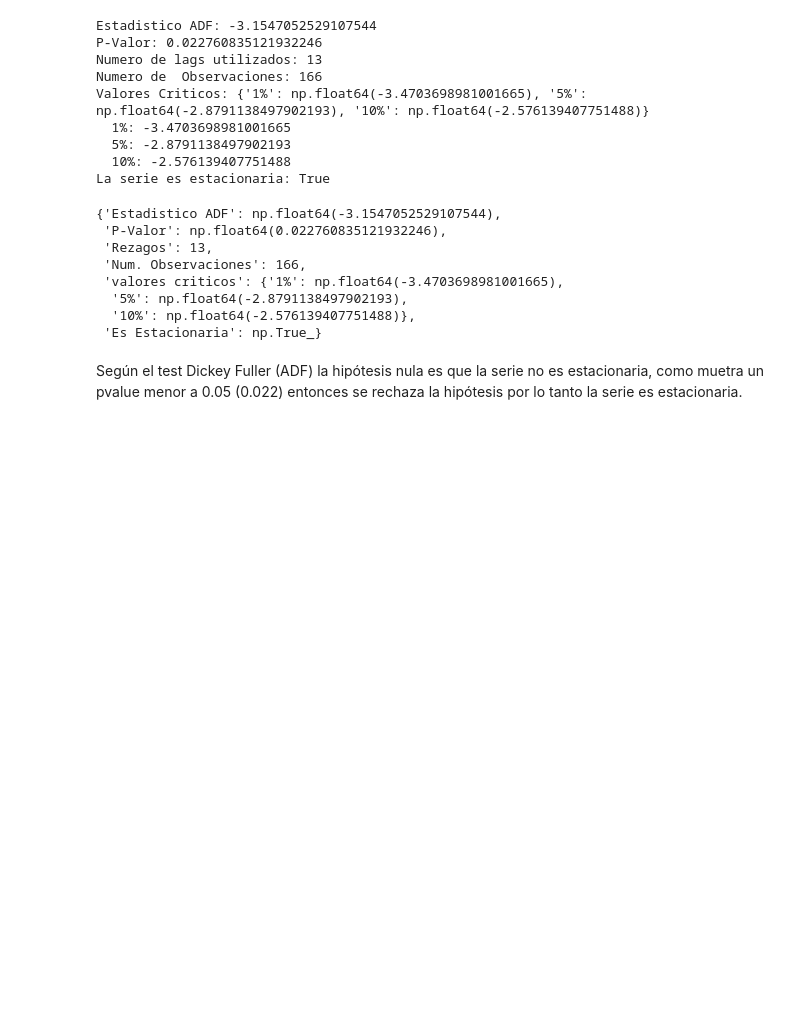
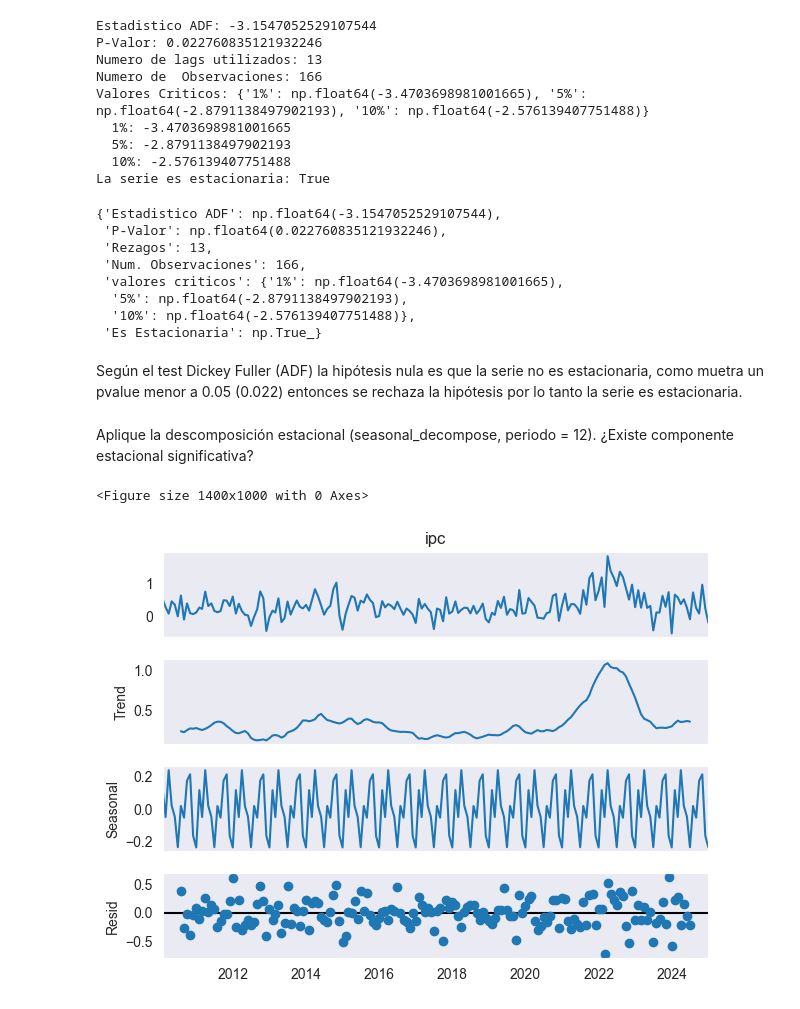
Before and after one commit to Felipe-Lopez-Vergara/ds_finance_-Lopez-, a Jupyter notebook: notebooks/HW_Sesion_4.ipynb, the cells around one changed output. Cells and saved outputs as stored; diff of their text form; code cells hidden in the pictures; blank space fills up the shorter version.

```diff
--- a/notebooks/HW_Sesion_4.ipynb
+++ b/notebooks/HW_Sesion_4.ipynb
@@ -667,3 +916,16 @@ La serie es estacionaria: True
  'Es Estacionaria': np.True_}
 # %% [markdown]
 Según el test Dickey Fuller (ADF) la hipótesis nula es que la serie no es estacionaria, como muetra un pvalue menor a 0.05 (0.022) entonces se rechaza la hipótesis por lo tanto la serie es estacionaria.
+# %% [markdown]
+Aplique la descomposición estacional (seasonal_decompose, periodo = 12). ¿Existe componente estacional significativa?
+# %%
+# Descomposición de la serie de tiempo
+decomposition = sm.tsa.seasonal_decompose(ipc_df['ipc'], model = 'additive', period = 12)
+
+# Visualizar la descomposición
+plt.figure(figsize=(14, 10))
+decomposition.plot()
+plt.show()
+# %% [output]
+<Figure size 1400x1000 with 0 Axes>
+[figure, added]
```
Also changed, not shown: parts of 43 cells of this notebook.
